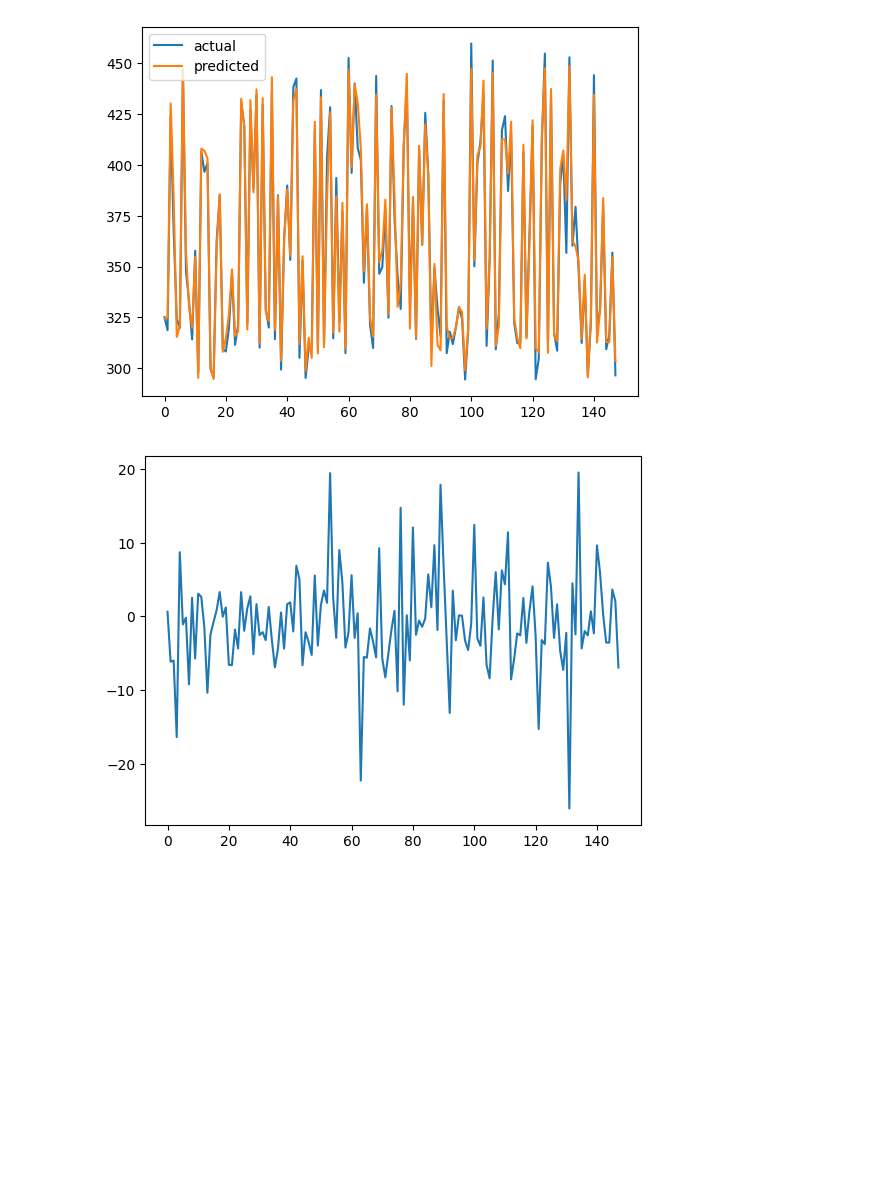
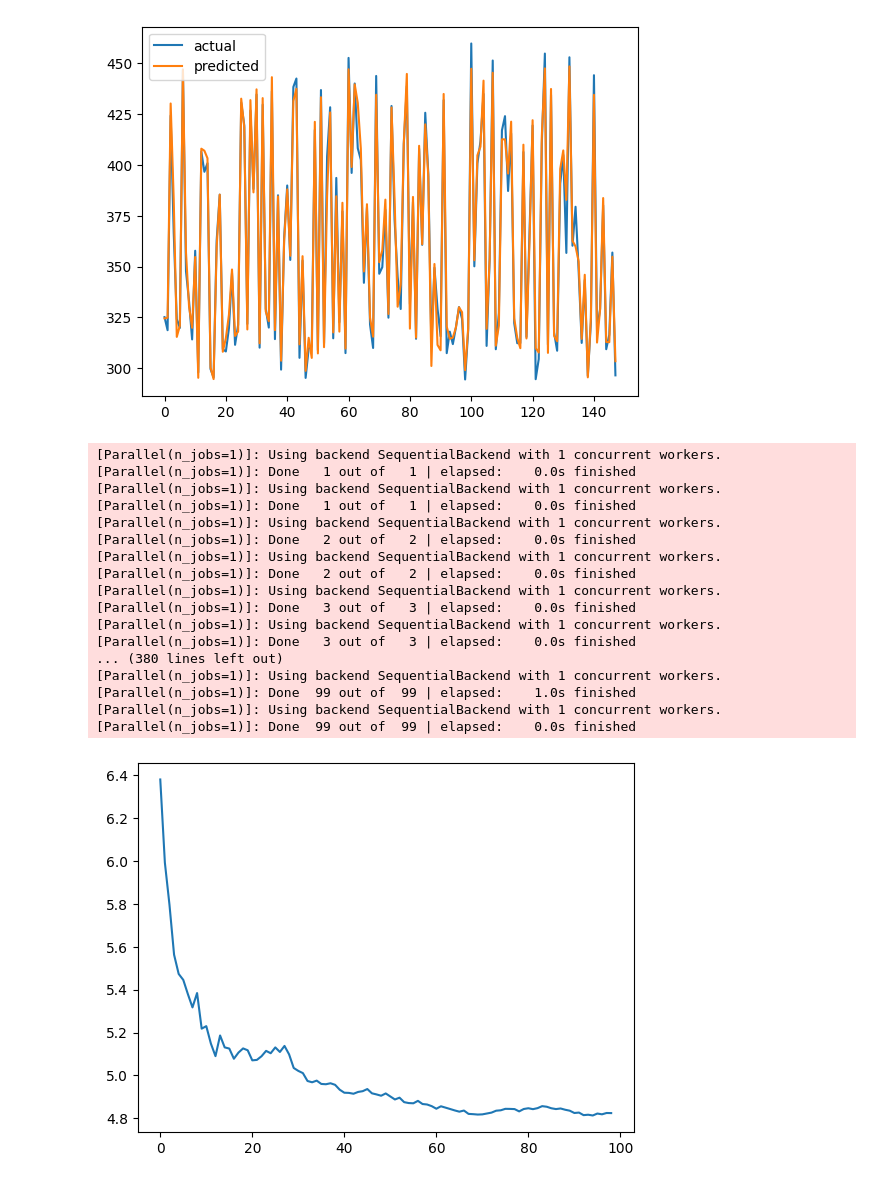
Before and after one commit to vedant2423/data-analysis-with-technical-indicators, a Jupyter notebook: nifty_sensex_close_data/training_rf_test.ipynb, the cells around one changed output. Drawn from its saved outputs; the diff is of its cells as text; code cells hidden in the pictures; blank space fills up the shorter version.

```diff
--- a/nifty_sensex_close_data/training_rf_test.ipynb
+++ b/nifty_sensex_close_data/training_rf_test.ipynb
@@ -254,9 +254,32 @@ plt.legend()
 plt.show()
 # %% [output]
 [figure]
-# %%
-# plotting error for validation data
-plt.plot(y_val-y_predn)
-plt.show()
-# %% [output]
-[figure, removed]
+# %%
+# plotting mae error for validation data
+mae_val = []
+for i in range(1, 100):
+    rfn=RandomForestRegressor(n_estimators=i,max_depth=10,random_state=0,verbose=1)
+    rfn.fit(X_train,y_train)
+    y_predn=rfn.predict(X_val)
+    mae_val.append(np.mean(abs(y_val-y_predn)))
+plt.plot(mae_val)
+plt.show()
+# %% [output]
+[Parallel(n_jobs=1)]: Using backend SequentialBackend with 1 concurrent workers.
+[Parallel(n_jobs=1)]: Done   1 out of   1 | elapsed:    0.0s finished
+[Parallel(n_jobs=1)]: Using backend SequentialBackend with 1 concurrent workers.
+[Parallel(n_jobs=1)]: Done   1 out of   1 | elapsed:    0.0s finished
+[Parallel(n_jobs=1)]: Using backend SequentialBackend with 1 concurrent workers.
+[Parallel(n_jobs=1)]: Done   2 out of   2 | elapsed:    0.0s finished
+[Parallel(n_jobs=1)]: Using backend SequentialBackend with 1 concurrent workers.
+[Parallel(n_jobs=1)]: Done   2 out of   2 | elapsed:    0.0s finished
+[Parallel(n_jobs=1)]: Using backend SequentialBackend with 1 concurrent workers.
+[Parallel(n_jobs=1)]: Done   3 out of   3 | elapsed:    0.0s finished
+[Parallel(n_jobs=1)]: Using backend SequentialBackend with 1 concurrent workers.
+[Parallel(n_jobs=1)]: Done   3 out of   3 | elapsed:    0.0s finished
+... (380 lines left out)
+[Parallel(n_jobs=1)]: Using backend SequentialBackend with 1 concurrent workers.
+[Parallel(n_jobs=1)]: Done  99 out of  99 | elapsed:    1.0s finished
+[Parallel(n_jobs=1)]: Using backend SequentialBackend with 1 concurrent workers.
+[Parallel(n_jobs=1)]: Done  99 out of  99 | elapsed:    0.0s finished
+[figure, added]
```
